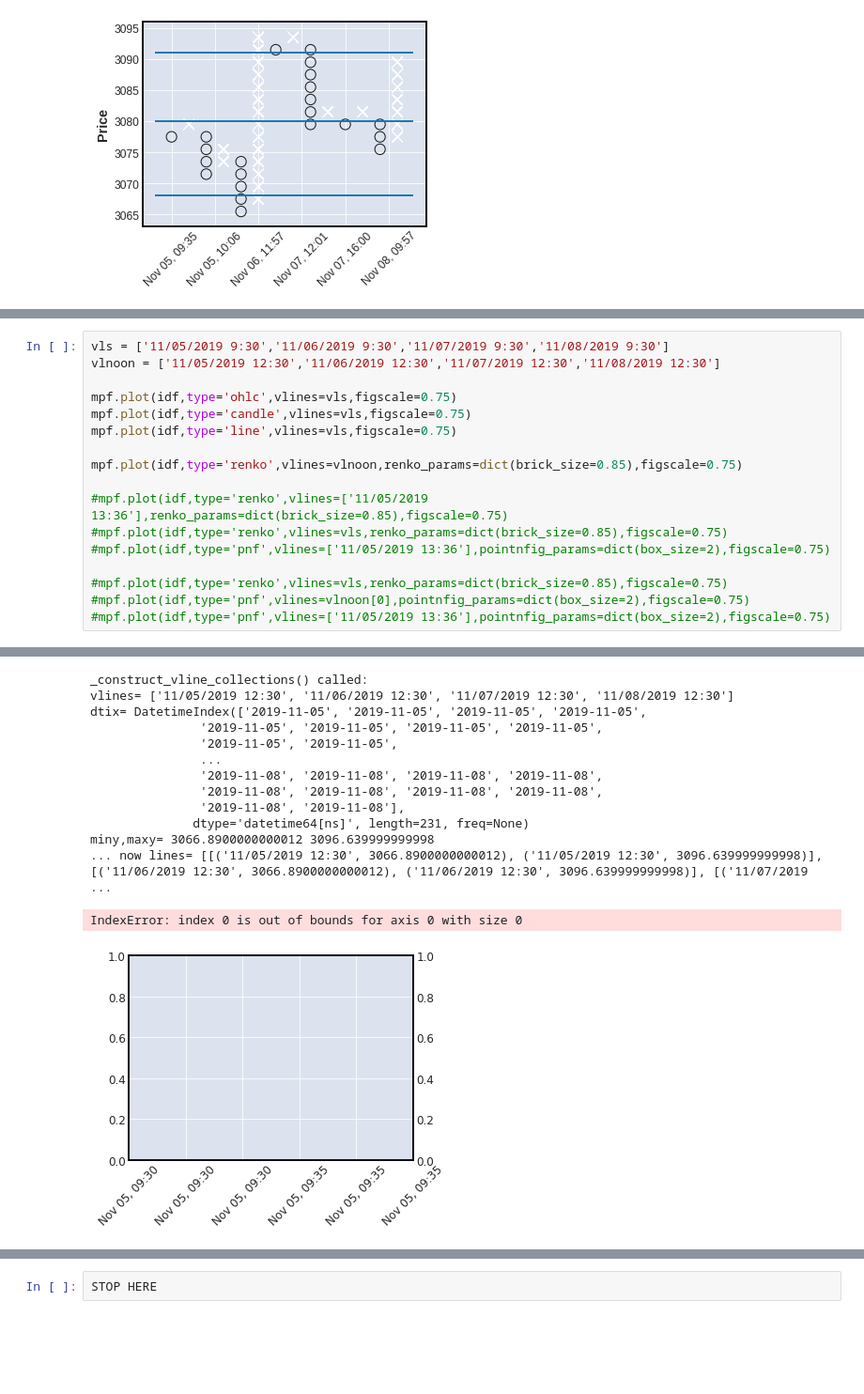
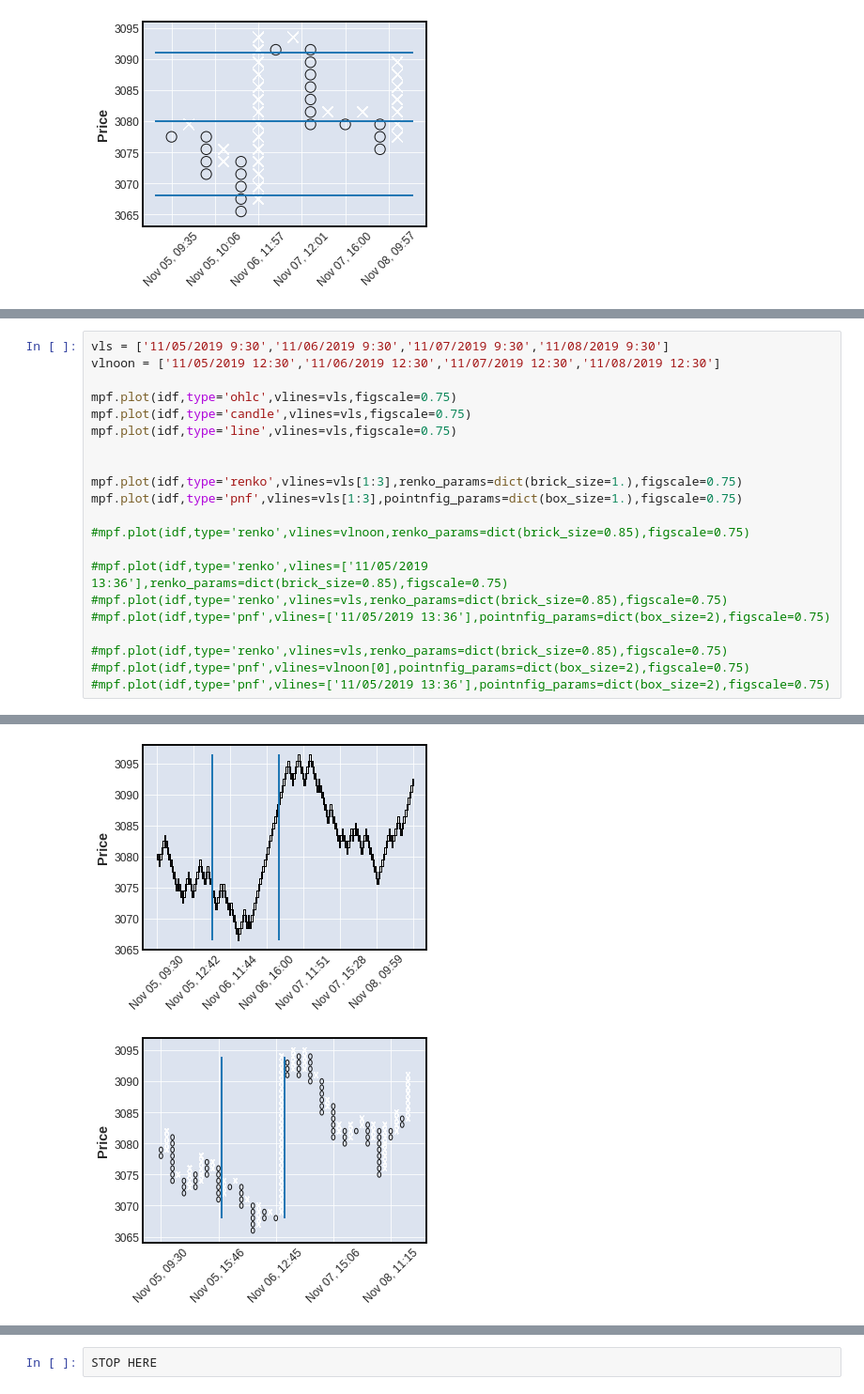
Before and after one commit to matplotlib/mplfinance, a Jupyter notebook: examples/scratch_pad/dev_lines.ipynb, the cells around one changed output, grey strips where cells are left out. Shown at 94% size. Cells and saved outputs as stored; diff of their text form; blank space fills up the shorter version.

Commit message:
vert lines working for renko and pnf

```diff
--- a/examples/scratch_pad/dev_lines.ipynb
+++ b/examples/scratch_pad/dev_lines.ipynb
@@ -582,7 +332,11 @@ mpf.plot(idf,type='ohlc',vlines=vls,figscale=0.75)
 mpf.plot(idf,type='candle',vlines=vls,figscale=0.75)
 mpf.plot(idf,type='line',vlines=vls,figscale=0.75)
 
-mpf.plot(idf,type='renko',vlines=vlnoon,renko_params=dict(brick_size=0.85),figscale=0.75)
+
+mpf.plot(idf,type='renko',vlines=vls[1:3],renko_params=dict(brick_size=1.),figscale=0.75)
+mpf.plot(idf,type='pnf',vlines=vls[1:3],pointnfig_params=dict(box_size=1.),figscale=0.75)
+
+#mpf.plot(idf,type='renko',vlines=vlnoon,renko_params=dict(brick_size=0.85),figscale=0.75)
 
 #mpf.plot(idf,type='renko',vlines=['11/05/2019 13:36'],renko_params=dict(brick_size=0.85),figscale=0.75)
 #mpf.plot(idf,type='renko',vlines=vls,renko_params=dict(brick_size=0.85),figscale=0.75)
@@ -648,15 +351,3 @@ miny,maxy= 3065.89 3097.77
 [figure]
-_construct_vline_collections() called:
-vlines= ['11/05/2019 12:30', '11/06/2019 12:30', '11/07/2019 12:30', '11/08/2019 12:30']
-dtix= DatetimeIndex(['2019-11-05', '2019-11-05', '2019-11-05', '2019-11-05',
-               '2019-11-05', '2019-11-05', '2019-11-05', '2019-11-05',
-               '2019-11-05', '2019-11-05',
-               ...
-               '2019-11-08', '2019-11-08', '2019-11-08', '2019-11-08',
-               '2019-11-08', '2019-11-08', '2019-11-08', '2019-11-08',
-               '2019-11-08', '2019-11-08'],
-              dtype='datetime64[ns]', length=231, freq=None)
-miny,maxy= 3066.8900000000012 3096.639999999998
-... now lines= [[('11/05/2019 12:30', 3066.8900000000012), ('11/05/2019 12:30', 3096.639999999998)], [('11/06/2019 12:30', 3066.8900000000012), ('11/06/2019 12:30', 3096.639999999998)], [('11/07/2019  ...
-IndexError: index 0 is out of bounds for axis 0 with size 0
-[figure, old version]
+[figure, new version]
+[figure, added]
```
Also changed, not shown: parts of 12 cells of this notebook, 2 other files.
